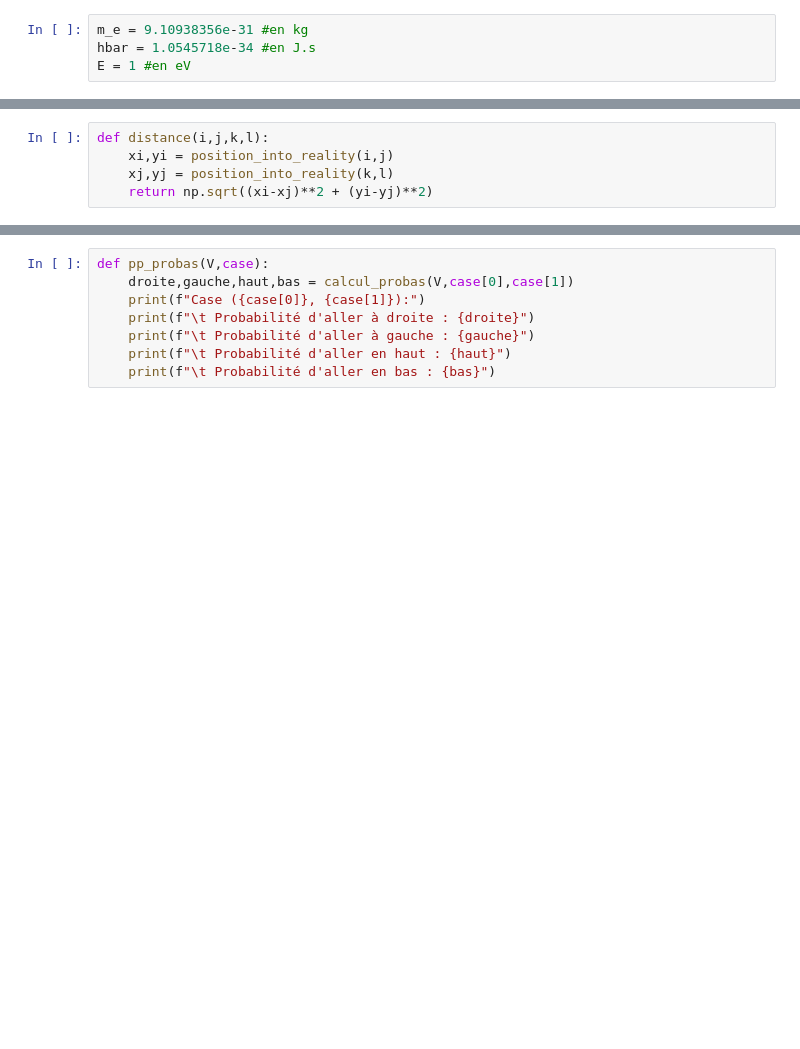
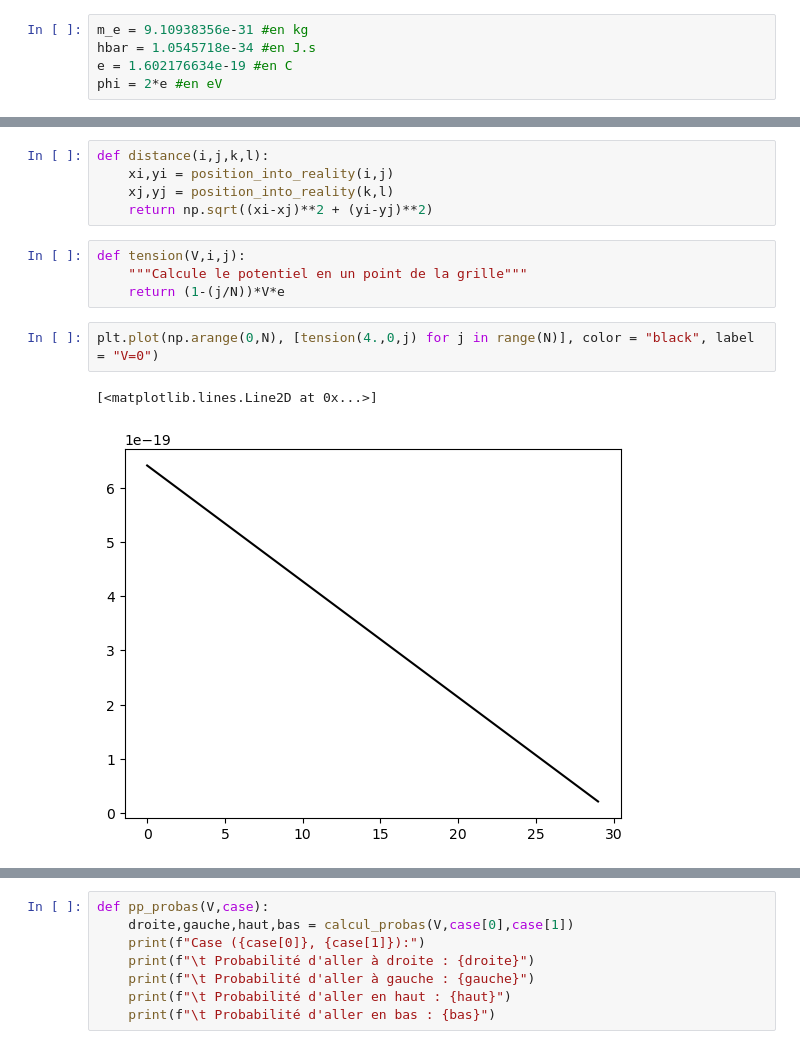
Before and after one commit to pierresara/Memristor2D, a Jupyter notebook: simulation_vf.ipynb, the cells around one changed output, grey strips where cells are left out. Cells and saved outputs as stored; diff of their text form; blank space fills up the shorter version.

```diff
--- a/simulation_vf.ipynb
+++ b/simulation_vf.ipynb
@@ -12,6 +12,7 @@ from scipy.cluster.hierarchy import DisjointSet
 # %%
 m_e = 9.10938356e-31 #en kg
 hbar = 1.0545718e-34 #en J.s
-E = 1 #en eV
+e = 1.602176634e-19 #en C
+phi = 2*e #en eV
 # %%
 N = 30 # Taille de la grille
@@ -188,3 +189,12 @@ def distance(i,j,k,l):
     xi,yi = position_into_reality(i,j)
     xj,yj = position_into_reality(k,l)
     return np.sqrt((xi-xj)**2 + (yi-yj)**2)
+# %%
+def tension(V,i,j):
+    """Calcule le potentiel en un point de la grille"""
+    return (1-(j/N))*V*e
+# %%
+plt.plot(np.arange(0,N), [tension(4.,0,j) for j in range(N)], color = "black", label = "V=0")
+# %% [output]
+[<matplotlib.lines.Line2D at 0x...>]
+[figure, added]
```
Also changed, not shown: parts of 13 cells of this notebook.
